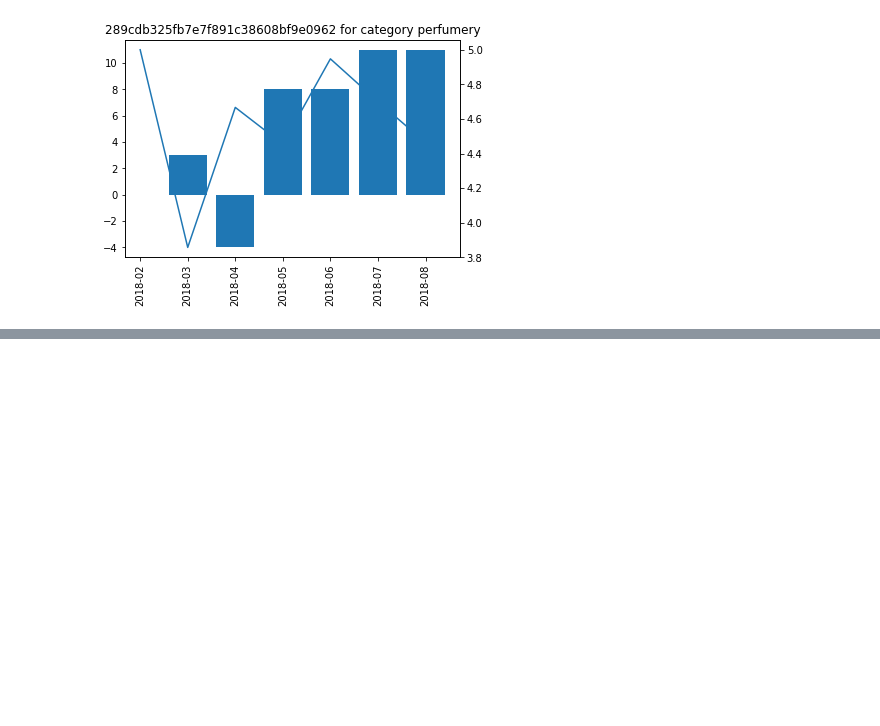
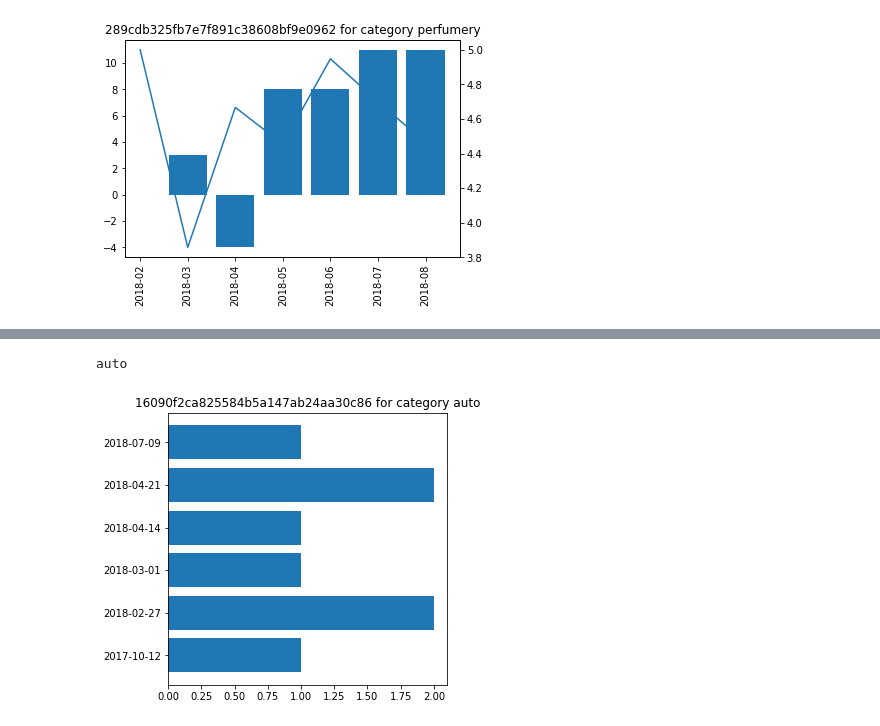
Before and after one commit to Anna103/E-commerce-Inventory-Management-by-Forecasting-Sales., a Jupyter notebook: code/HeatMap_day_hour.ipynb, the cells around one changed output, grey strips where cells are left out. Cells and saved outputs as stored; diff of their text form; code cells hidden in the pictures; blank space fills up the shorter version.

Commit message:
Adding Sale done in holidays chart

```diff
--- a/code/HeatMap_day_hour.ipynb
+++ b/code/HeatMap_day_hour.ipynb
@@ -203,0 +272,5 @@ PeriodIndex(['2018-02', '2018-03', '2018-04', '2018-05', '2018-06', '2018-07',
+# %%
+salePattern('16090f2ca825584b5a147ab24aa30c86','auto')
+# %% [output]
+auto
+[figure, added]
```
Also changed, not shown: parts of 2 cells of this notebook.
